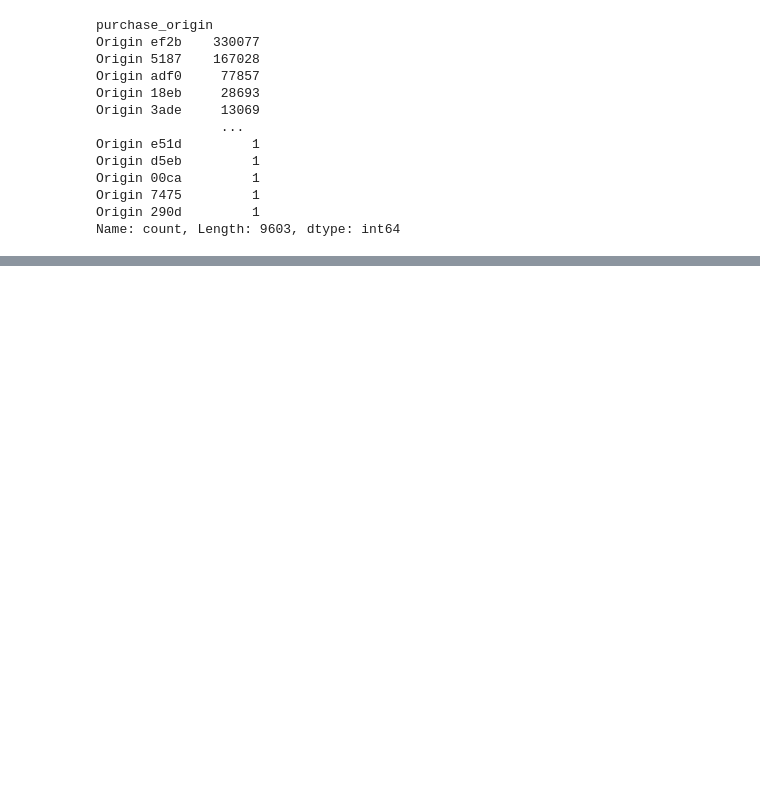
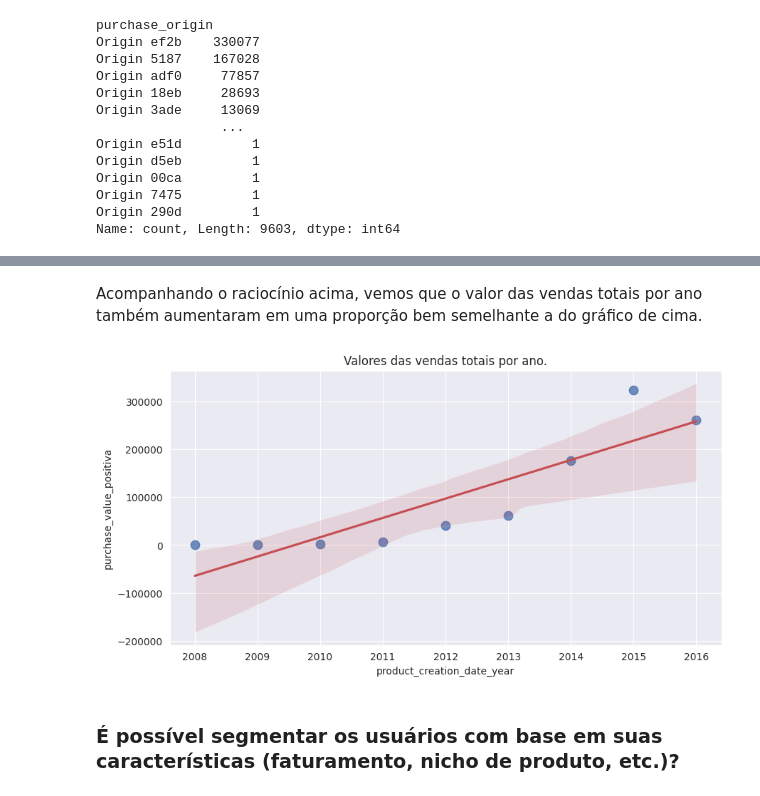
Before and after one commit to Marcoslsl/HMCase, a Jupyter notebook: Main.ipynb, the cells around one changed output, grey strips where cells are left out. Drawn from its saved outputs; the diff is of its cells as text; code cells hidden in the pictures; blank space fills up the shorter version.

```diff
--- a/Main.ipynb
+++ b/Main.ipynb
@@ -134,0 +369,18 @@ Name: count, Length: 279, dtype: int64
+# %% [markdown]
+Acompanhando o raciocínio acima, vemos que o valor das vendas totais por ano também aumentaram em uma proporção bem semelhante a do gráfico de cima.
+# %%
+df_aux = df[['product_creation_date_year', 'purchase_value_positiva']].groupby("product_creation_date_year").sum().reset_index()
+
+sns.regplot(
+    data=df_aux,
+    x='product_creation_date_year',
+    y='purchase_value_positiva',
+    line_kws={"color": "C3"},
+    scatter_kws={"s": 80},
+)
+
+plt.title("Valores das vendas totais por ano.");
+# %% [output]
+[figure, added]
+# %% [markdown]
+### É possível segmentar os usuários com base em suas características (faturamento, nicho de produto, etc.)?
```
Also changed, not shown: parts of 83 cells of this notebook, 10 other files.
